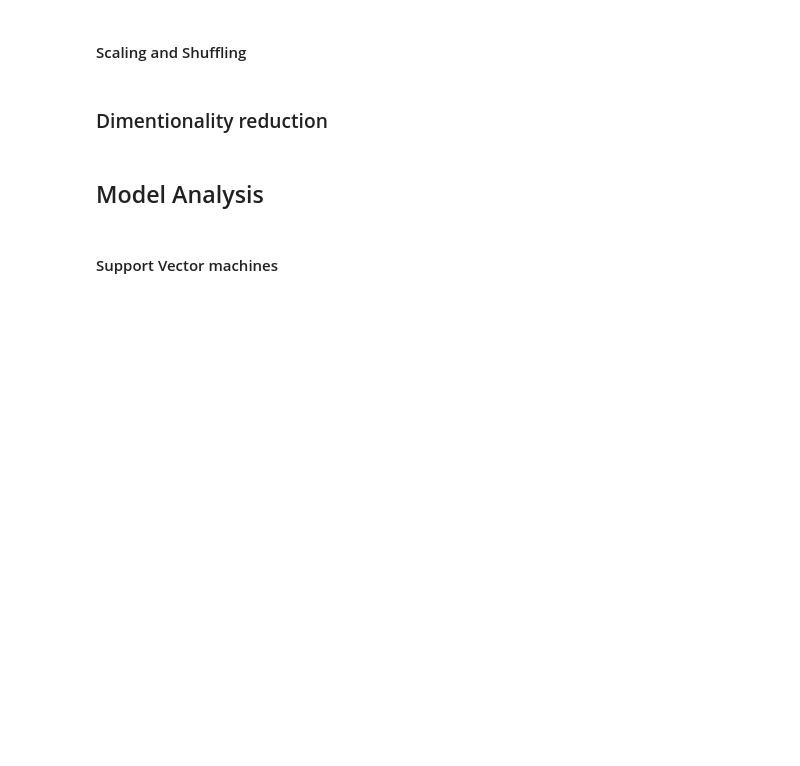
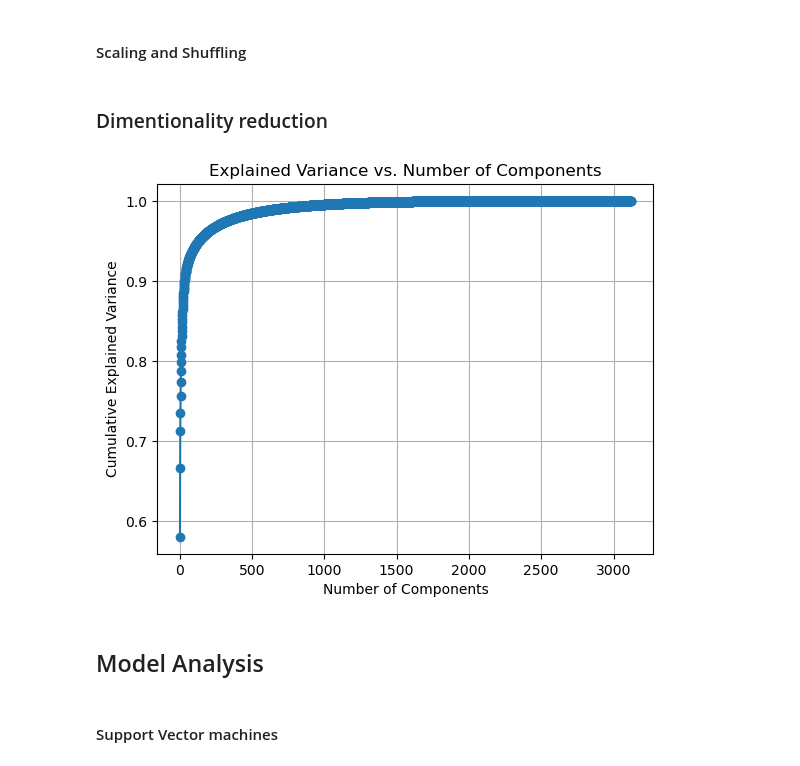
Before and after one commit to AmirMohammadiKarbalaei/Kaggle-Grasp-and-Lift-EEG-Detection, a Jupyter notebook: eeg_signals_analysis.ipynb, the cells around one changed output. Cells and saved outputs as stored; diff of their text form; code cells hidden in the pictures; blank space fills up the shorter version.

```diff
--- a/eeg_signals_analysis.ipynb
+++ b/eeg_signals_analysis.ipynb
@@ -68,4 +80,21 @@ ss = StandardScaler()
 all_data_shuffled_scaled = ss.fit_transform(all_data_shuffled)
 # %% [markdown]
 ### Dimentionality reduction
+# %%
+from sklearn.decomposition import PCA
+pca = PCA()
+
+pca.fit(all_data_shuffled_scaled)
+
+explained_variance_ratio = pca.explained_variance_ratio_
+cumulative_variance = np.cumsum(explained_variance_ratio)
+
+plt.plot(range(1, len(cumulative_variance)+1), cumulative_variance, marker='o')
+plt.xlabel('Number of Components')
+plt.ylabel('Cumulative Explained Variance')
+plt.title('Explained Variance vs. Number of Components')
+plt.grid(True)
+plt.show()
+# %% [output]
+[figure, added]
 # %%
```
Also changed, not shown: parts of 14 cells of this notebook, 1 other file.
